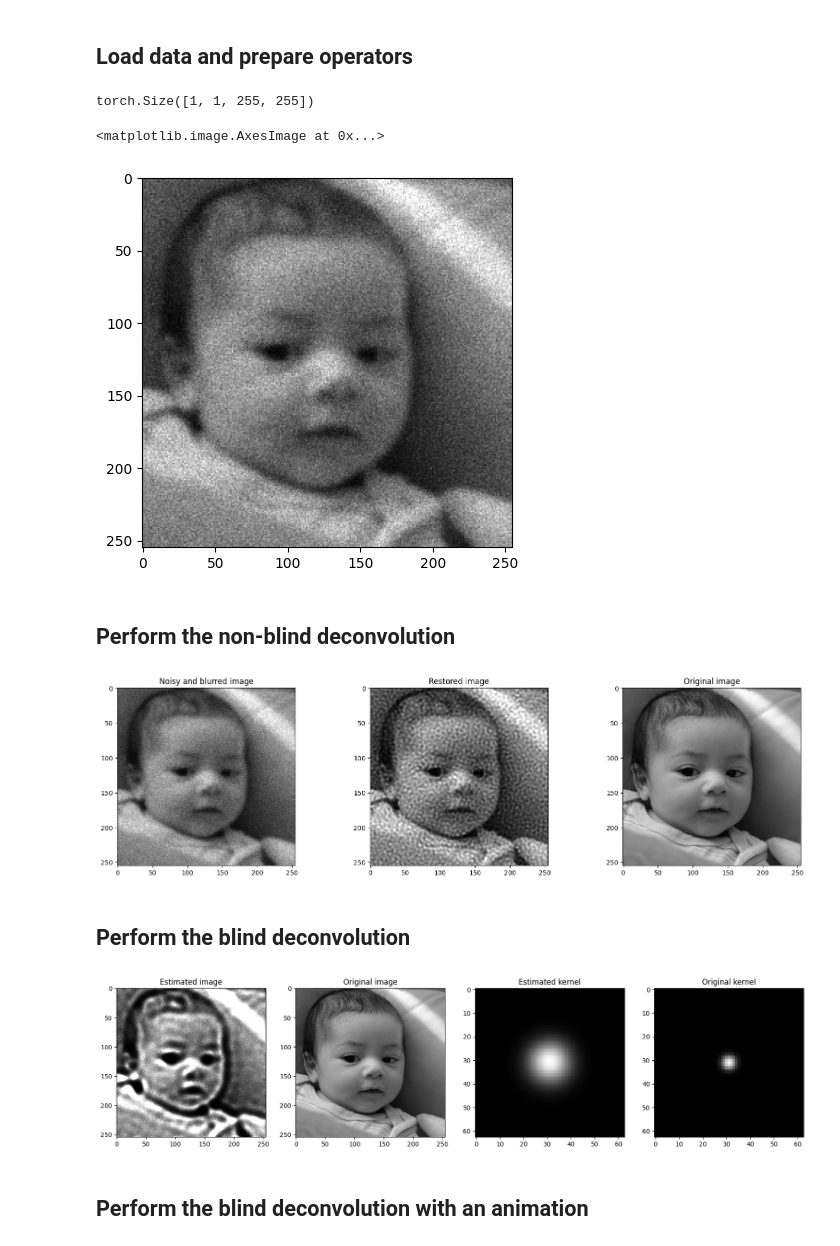
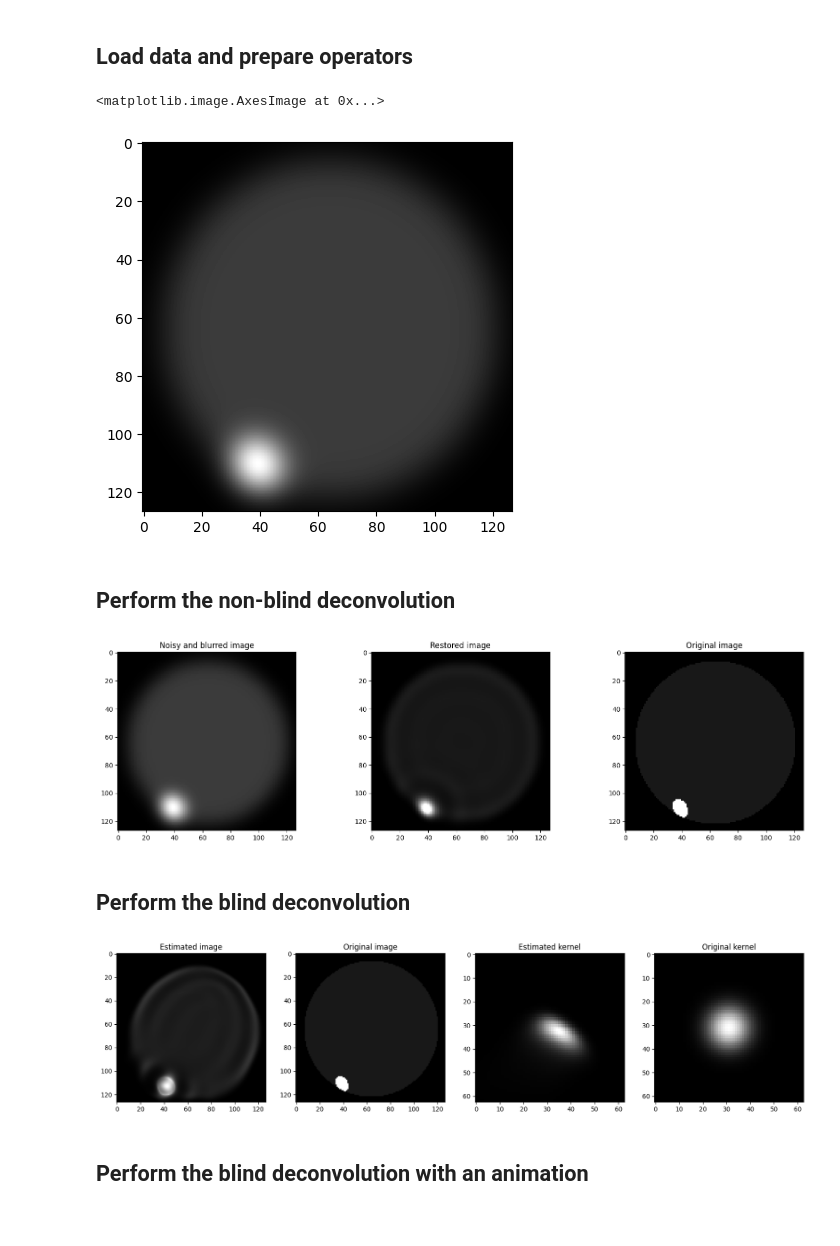
Before and after one commit to Tmodrzyk/richardson-lucy-python, a Jupyter notebook: greyscale.ipynb, the cells around one changed output. Drawn from its saved outputs; the diff is of its cells as text; code cells hidden in the pictures.

Commit message:
Fix blind deconvolution
Grayscale notebooks were not up to the new specs of the blind deconvolution + some typos were left in the code

```diff
--- a/greyscale.ipynb
+++ b/greyscale.ipynb
@@ -6,47 +6,46 @@
 import numpy as np
 import matplotlib.pyplot as plt
 import torch
 
 import richardon_lucy as rl
 import noise
 import blur
 from PIL import Image
 
 device = "cuda"
 
 k_size = 63
-k_std = 2.0
+k_std = 6.0
 n_std = 0.1
-n_rate = 0.5
+n_rate = 0.1
 
 # Load the data
-ref = Image.open('img/00000.png').convert('L')
+ref = Image.open('img/img_88.png').convert('L')
 
 ref = torch.from_numpy(np.array(ref)).unsqueeze(0).unsqueeze(0).to(device).float() / 255.0
 ref = ref[:, :, :-1, :-1]
 
 gaussianblur = blur.GaussianBlur(k_size, k_std).to(device)
-k = gaussianblur.get_kernel().view(1, 1, k_size, k_size).to(device)
+k_ref = gaussianblur.get_kernel().view(1, 1, k_size, k_size).to(device)
 
 noiser = noise.PoissonNoise(n_rate)
 # noiser = noise.GaussianNoise(n_std)
 
 # Blur the image
 y = gaussianblur(ref)
 
 # Add noise
-y = noiser(y)
+# y = noiser(y)
 plt.imshow(y[0, 0].detach().cpu().numpy(), cmap='gray')
 # %% [output]
-torch.Size([1, 1, 255, 255])
+<matplotlib.image.AxesImage at 0x...>
-<matplotlib.image.AxesImage at 0x...>
-[figure, old version]
+[figure, new version]
 # %% [markdown]
 ## Perform the non-blind deconvolution
 # %%
 x_0 = torch.ones_like(y)
 
-res = rl.richardson_lucy(y, x_0, k, steps=50, clip=True, filter_epsilon=1e-6)
+res = rl.richardson_lucy(y, x_0, k_ref, steps=50, clip=True, filter_epsilon=1e-6)
 
 plt.figure(figsize=(20, 5))
 
@@ -61,7 +60,7 @@ plt.imshow(ref[0, 0].detach().cpu().numpy(), cmap='gray')
 plt.title('Original image')
 plt.show()
 # %% [output]
-[figure, old version]
+[figure, new version]
 # %% [markdown]
 ## Perform the blind deconvolution
 # %%
@@ -73,19 +72,19 @@ x_0 = y
 # Different initializations for the kernel
 gaussianblur = blur.GaussianBlur(k_size, 6.0).to(device)
 
-k_0 = gaussianblur.get_kernel().view(1, 1, k_size, k_size).to(device)
-# k_0 = torch.ones_like(k) / torch.sum(torch.ones_like(k))
+# k_0 = gaussianblur.get_kernel().view(1, 1, k_size, k_size).to(device)
+k_0 = torch.ones_like(k_ref) / torch.sum(torch.ones_like(k))
 # k_0 = k
 
-steps = 50
+steps = 200
 k_steps = 1
-im_steps = 1
+x_steps = 1
 
 filter_epsilon = 1e-12
 clip = True
 observation = y
 
-img_res, k_res = rl.blind_richardson_lucy(observation, x_0, k_0, steps=steps, clip=clip, filter_epsilon=filter_epsilon)
+img_res, k_res = rl.blind_richardson_lucy(observation, x_0, k_0, steps=steps, x_steps=x_steps, k_steps=k_steps, clip=clip, filter_epsilon=filter_epsilon)
 
 
 plt.figure(figsize=(20, 5))
@@ -99,11 +98,11 @@ plt.subplot(1, 4, 3)
 plt.imshow(k_res[0, 0].detach().cpu().numpy(), cmap='gray')
 plt.title('Estimated kernel')
 plt.subplot(1, 4, 4)
-plt.imshow(k[0, 0].detach().cpu().numpy(), cmap='gray')
+plt.imshow(k_ref[0, 0].detach().cpu().numpy(), cmap='gray')
 plt.title('Original kernel')
 plt.show()
 # %% [output]
-[figure, old version]
+[figure, new version]
 # %% [markdown]
 ## Perform the blind deconvolution with an animation
 # %%
```
Also changed, not shown: parts of 1 cell of this notebook, 2 other files.
